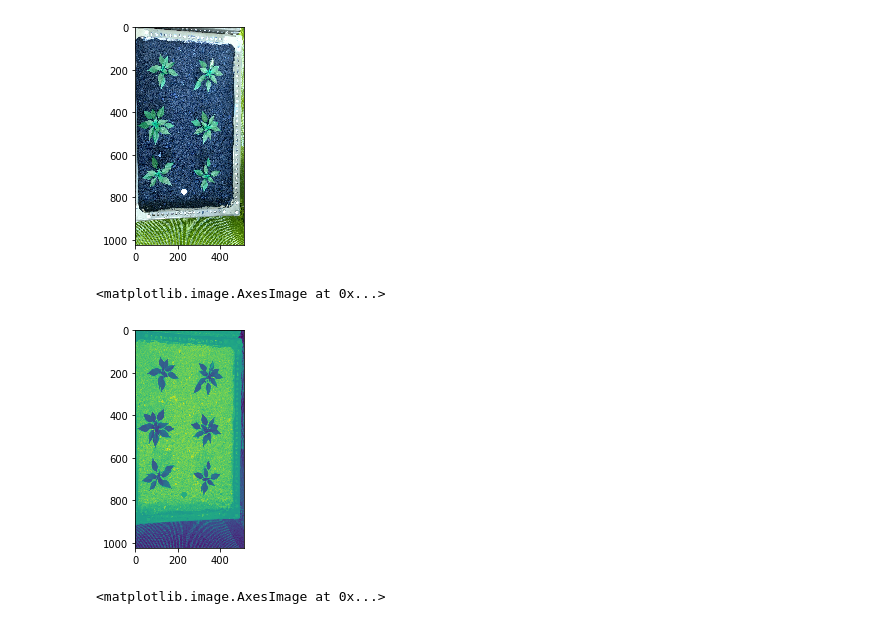
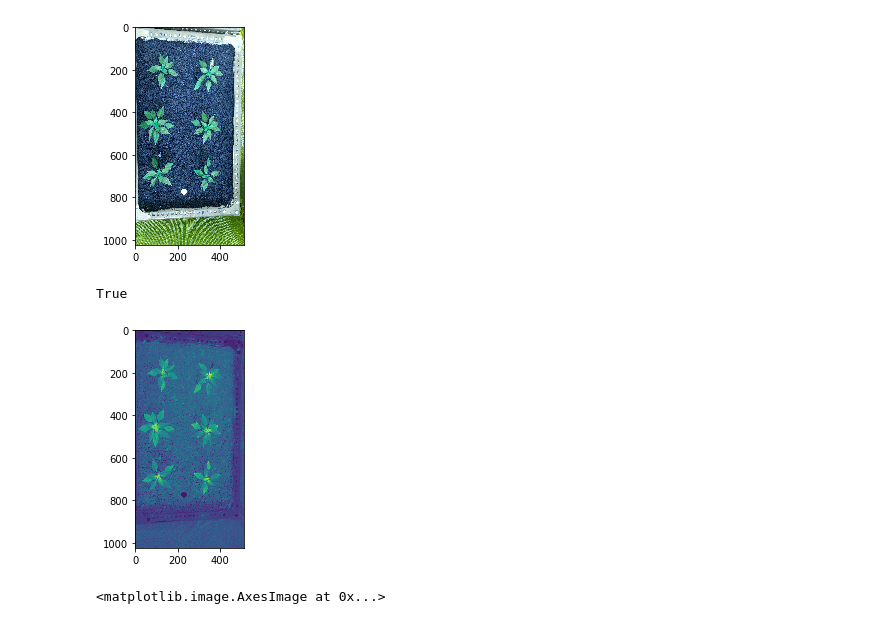
Before and after one commit to pratikkatte/Plant-size-detection, a Jupyter notebook: object_size.ipynb, the cells around one changed output. Cells and saved outputs as stored; diff of their text form; code cells hidden in the pictures.

```diff
--- a/object_size.ipynb
+++ b/object_size.ipynb
@@ -21,12 +22,13 @@ plt.imshow(img_whitebalance)
 # %%
 lab = cv2.cvtColor(img_whitebalance, cv2.COLOR_BGR2Lab)
 # split image
 l,green, blue = cv2.split(lab)
+plt.imshow(blue)
 
-plt.imshow(green)
+cv2.imwrite("images/blue.jpg",blue)
 # %% [output]
-<matplotlib.image.AxesImage at 0x...>
+True
-[figure, old version]
+[figure, new version]
 # %%
 ret, image_binary = cv2.threshold(green, 110, 255, cv2.THRESH_BINARY_INV)
 plt.imshow(image_binary, cmap='gray')
```
Also changed, not shown: parts of 8 cells of this notebook, 12 other files.
